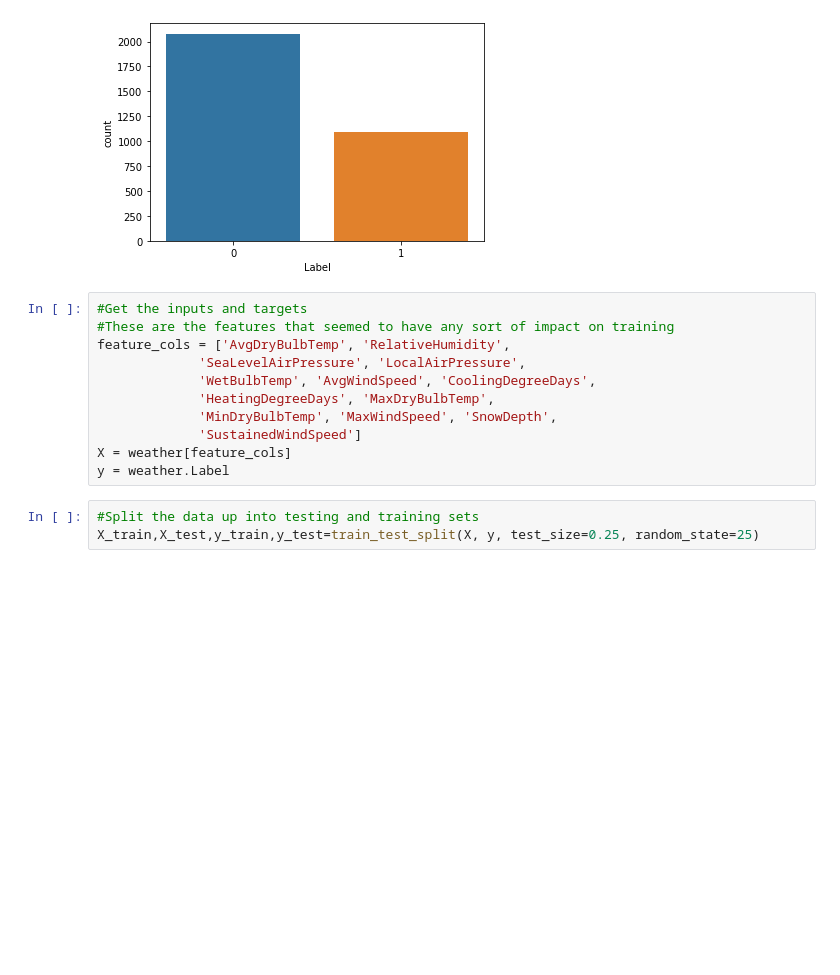
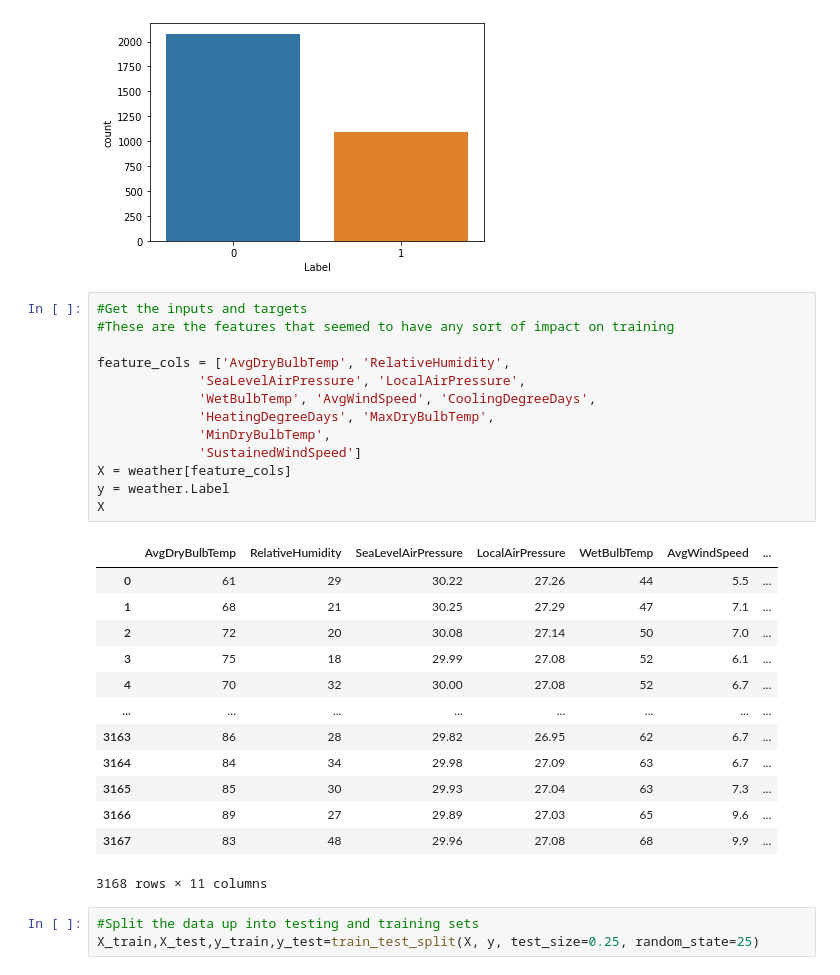
Before and after one commit to jtheck314/cs334, a Jupyter notebook: hw4/hw4.ipynb, the cells around one changed output. Drawn from its saved outputs; the diff is of its cells as text; blank space fills up the shorter version.

```diff
--- a/hw4/hw4.ipynb
+++ b/hw4/hw4.ipynb
@@ -49,14 +49,30 @@ ax = sns.countplot(x="Label", data=weather)
 # %%
 #Get the inputs and targets
 #These are the features that seemed to have any sort of impact on training
+
 feature_cols = ['AvgDryBulbTemp', 'RelativeHumidity',
              'SeaLevelAirPressure', 'LocalAirPressure',
              'WetBulbTemp', 'AvgWindSpeed', 'CoolingDegreeDays',
              'HeatingDegreeDays', 'MaxDryBulbTemp',
-             'MinDryBulbTemp', 'MaxWindSpeed', 'SnowDepth',
+             'MinDryBulbTemp',
              'SustainedWindSpeed']
 X = weather[feature_cols]
 y = weather.Label
+X
+# %% [output]
+|  | AvgDryBulbTemp | RelativeHumidity | SeaLevelAirPressure | LocalAirPressure | WetBulbTemp | AvgWindSpeed | ... |
+| 0 | 61 | 29 | 30.22 | 27.26 | 44 | 5.5 | ... |
+| 1 | 68 | 21 | 30.25 | 27.29 | 47 | 7.1 | ... |
+| 2 | 72 | 20 | 30.08 | 27.14 | 50 | 7.0 | ... |
+| 3 | 75 | 18 | 29.99 | 27.08 | 52 | 6.1 | ... |
+| 4 | 70 | 32 | 30.00 | 27.08 | 52 | 6.7 | ... |
+| ... | ... | ... | ... | ... | ... | ... | ... |
+| 3163 | 86 | 28 | 29.82 | 26.95 | 62 | 6.7 | ... |
+| 3164 | 84 | 34 | 29.98 | 27.09 | 63 | 6.7 | ... |
+| 3165 | 85 | 30 | 29.93 | 27.04 | 63 | 7.3 | ... |
+| 3166 | 89 | 27 | 29.89 | 27.03 | 65 | 9.6 | ... |
+| 3167 | 83 | 48 | 29.96 | 27.08 | 68 | 9.9 | ... |
+3168 rows × 11 columns
 # %%
 #Split the data up into testing and training sets
 X_train,X_test,y_train,y_test=train_test_split(X, y, test_size=0.25, random_state=25)
```
Also changed, not shown: parts of 3 cells of this notebook, 5 other files.
